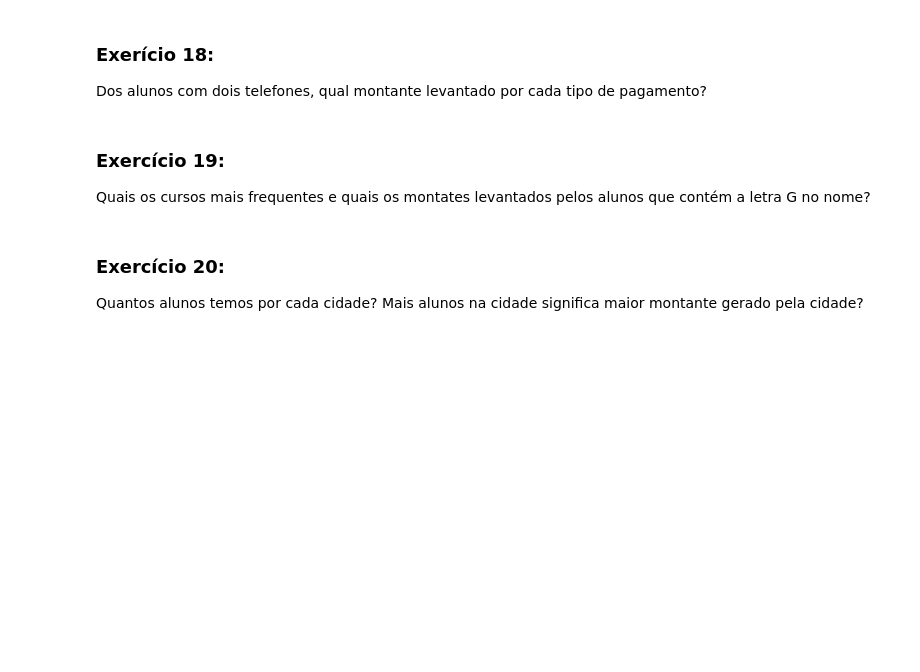
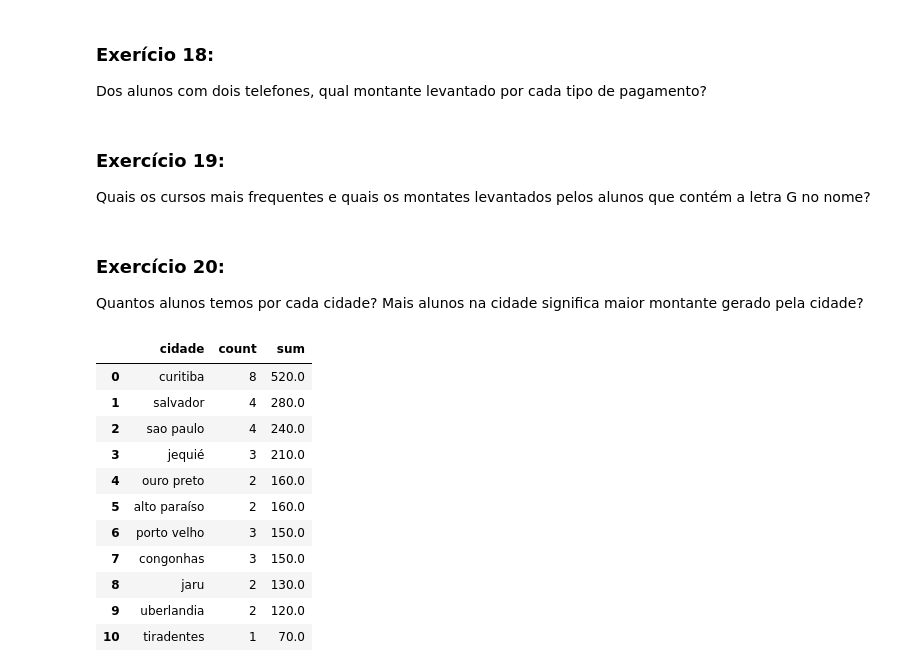
Before and after one commit to carolinarutililima/ADA_Santander, a Jupyter notebook: Banco de Dados I/aula_6.ipynb, the cells around one changed output. Cells and saved outputs as stored; diff of their text form; code cells hidden in the pictures; blank space fills up the shorter version.

```diff
--- a/Banco de Dados I/aula_6.ipynb
+++ b/Banco de Dados I/aula_6.ipynb
@@ -506,3 +571,35 @@ Quais os cursos mais frequentes e quais os montates levantados pelos alunos que
 ### Exercício 20:
 
 Quantos alunos temos por cada cidade? Mais alunos na cidade significa maior montante gerado pela cidade?
+# %%
+query = """
+SELECT
+    ci.cidade,
+    COUNT(*),
+    SUM(valor_curso)
+FROM ada.alunos AS a
+LEFT JOIN ada.cidades AS ci
+    ON ci.id_cidade = a.id_cidade
+LEFT JOIN ada.transacoes AS t
+    ON t.id_aluno = a.id_aluno
+LEFT JOIN ada.cursos AS c
+    ON c.id_curso = t.id_curso
+GROUP BY a.id_cidade, ci.cidade
+ORDER BY sum DESC
+"""
+
+df = pd.read_sql_query(query, con = engine)
+df
+# %% [output]
+|  | cidade | count | sum |
+| 0 | curitiba | 8 | 520.0 |
+| 1 | salvador | 4 | 280.0 |
+| 2 | sao paulo | 4 | 240.0 |
+| 3 | jequié | 3 | 210.0 |
+| 4 | ouro preto | 2 | 160.0 |
+| 5 | alto paraíso | 2 | 160.0 |
+| 6 | porto velho | 3 | 150.0 |
+| 7 | congonhas | 3 | 150.0 |
+| 8 | jaru | 2 | 130.0 |
+| 9 | uberlandia | 2 | 120.0 |
+| 10 | tiradentes | 1 | 70.0 |
```
Also changed, not shown: parts of 6 cells of this notebook, 1 other file.
